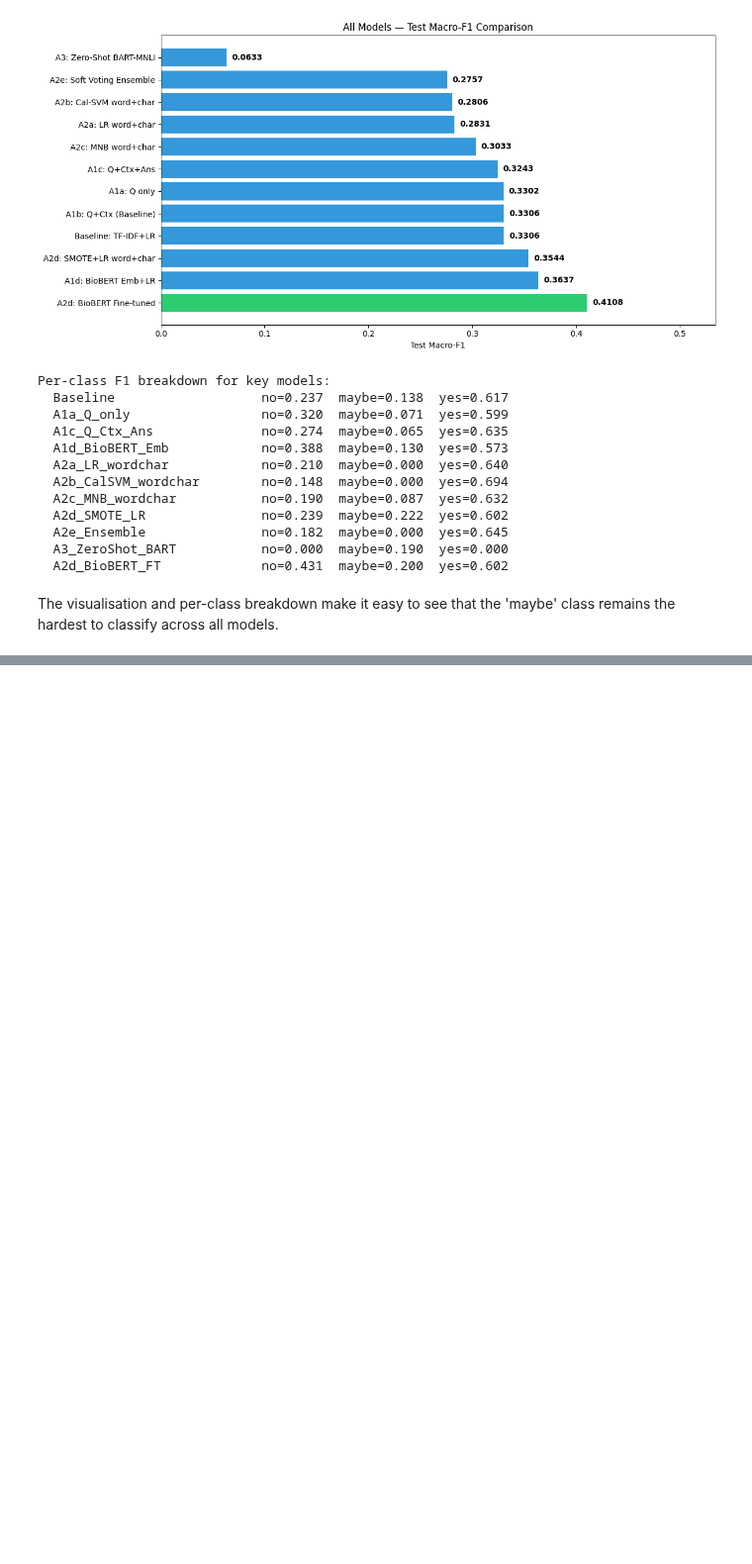
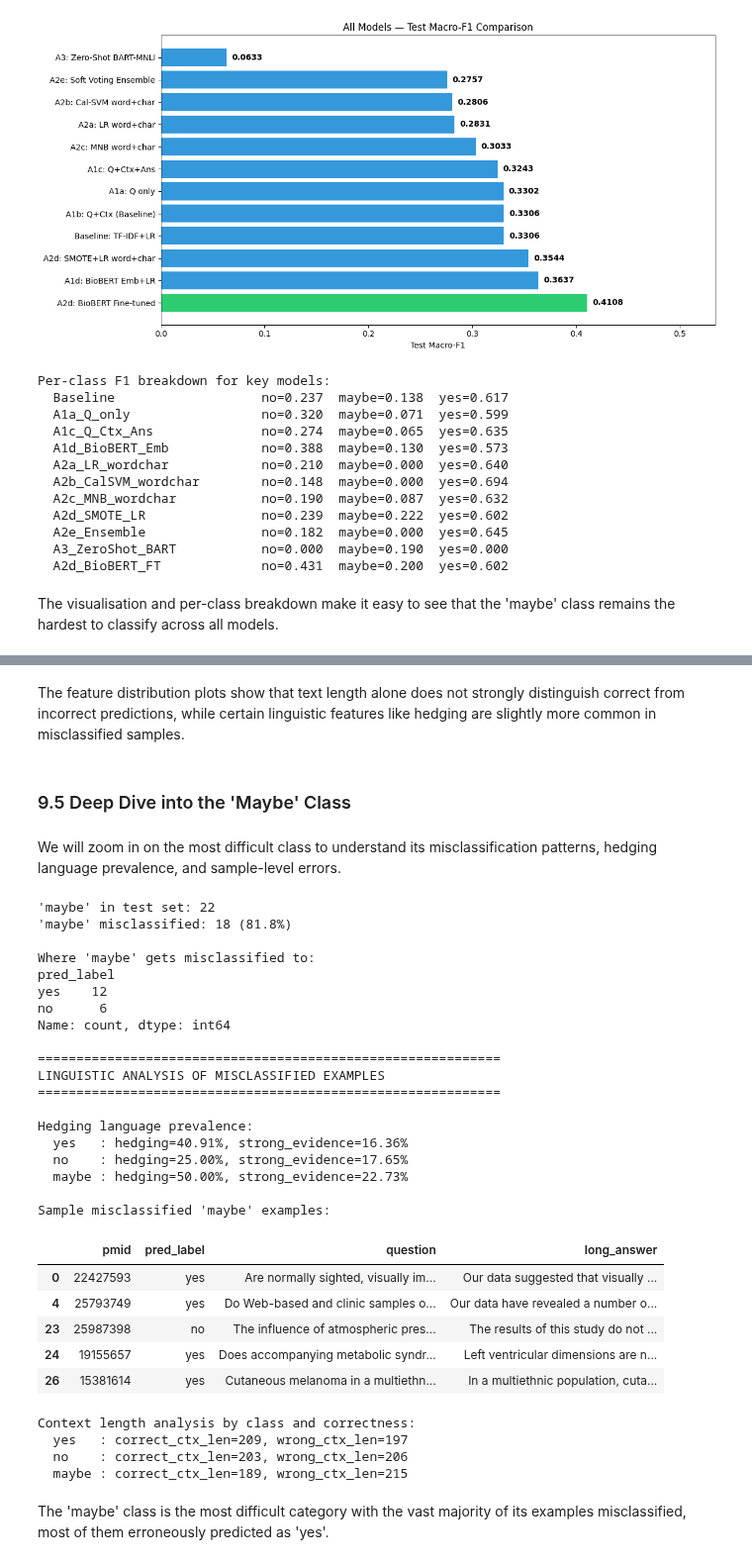
Before and after one commit to tanishkshindepatil01/ai-text-analytics-coursework-team16-task1, a Jupyter notebook: AI_&_TA_.ipynb, the cells around one changed output, grey strips where cells are left out. Shown at 99% size. Cells and saved outputs as stored; diff of their text form; code cells hidden in the pictures; blank space fills up the shorter version.

```diff
--- a/AI_&_TA_.ipynb
+++ b/AI_&_TA_.ipynb
@@ -1885,0 +2119,67 @@ The visualisation and per-class breakdown make it easy to see that the 'maybe' c
+# %% [markdown]
+The feature distribution plots show that text length alone does not strongly distinguish correct from incorrect predictions, while certain linguistic features like hedging are slightly more common in misclassified samples.
+# %% [markdown]
+### 9.5 Deep Dive into the 'Maybe' Class
+# %% [markdown]
+We will zoom in on the most difficult class to understand its misclassification patterns, hedging language prevalence, and sample-level errors.
+# %%
+maybe_all = error_df[error_df["true_label"] == "maybe"]
+maybe_wrong = maybe_all[maybe_all["correct"] == 0]
+
+print(f"'maybe' in test set: {len(maybe_all)}")
+print(f"'maybe' misclassified: {len(maybe_wrong)} ({len(maybe_wrong)/len(maybe_all)*100:.1f}%)")
+print(f"\nWhere 'maybe' gets misclassified to:")
+print(maybe_wrong["pred_label"].value_counts())
+
+print("\n" + "="*60)
+print("LINGUISTIC ANALYSIS OF MISCLASSIFIED EXAMPLES")
+print("="*60)
+
+print("\nHedging language prevalence:")
+for label in ["yes", "no", "maybe"]:
+    subset = error_df[error_df["true_label"] == label]
+    hedging_rate = subset["answer_hedging"].mean()
+    evidence_rate = subset["context_evidence_strength"].mean()
+    print(f"  {label:6s}: hedging={hedging_rate:.2%}, strong_evidence={evidence_rate:.2%}")
+
+print("\nSample misclassified 'maybe' examples:")
+display(maybe_wrong[["pmid", "pred_label", "question", "long_answer"]].head(5))
+
+print("\nContext length analysis by class and correctness:")
+for label in ["yes", "no", "maybe"]:
+    subset = error_df[error_df["true_label"] == label]
+    correct_len = subset[subset["correct"]==1]["context_len"].mean()
+    wrong_len = subset[subset["correct"]==0]["context_len"].mean()
+    print(f"  {label:6s}: correct_ctx_len={correct_len:.0f}, wrong_ctx_len={wrong_len:.0f}")
+# %% [output]
+'maybe' in test set: 22
+'maybe' misclassified: 18 (81.8%)
+
+Where 'maybe' gets misclassified to:
+pred_label
+yes    12
+no      6
+Name: count, dtype: int64
+
+============================================================
+LINGUISTIC ANALYSIS OF MISCLASSIFIED EXAMPLES
+============================================================
+
+Hedging language prevalence:
+  yes   : hedging=40.91%, strong_evidence=16.36%
+  no    : hedging=25.00%, strong_evidence=17.65%
+  maybe : hedging=50.00%, strong_evidence=22.73%
+
+Sample misclassified 'maybe' examples:
+|  | pmid | pred_label | question | long_answer |
+| 0 | 22427593 | yes | Are normally sighted, visually im... | Our data suggested that visually ... |
+| 4 | 25793749 | yes | Do Web-based and clinic samples o... | Our data have revealed a number o... |
+| 23 | 25987398 | no | The influence of atmospheric pres... | The results of this study do not ... |
+| 24 | 19155657 | yes | Does accompanying metabolic syndr... | Left ventricular dimensions are n... |
+| 26 | 15381614 | yes | Cutaneous melanoma in a multiethn... | In a multiethnic population, cuta... |
+Context length analysis by class and correctness:
+  yes   : correct_ctx_len=209, wrong_ctx_len=197
+  no    : correct_ctx_len=203, wrong_ctx_len=206
+  maybe : correct_ctx_len=189, wrong_ctx_len=215
+# %% [markdown]
+The 'maybe' class is the most difficult category with the vast majority of its examples misclassified, most of them erroneously predicted as 'yes'.
```
Also changed, not shown: parts of 26 cells of this notebook.
